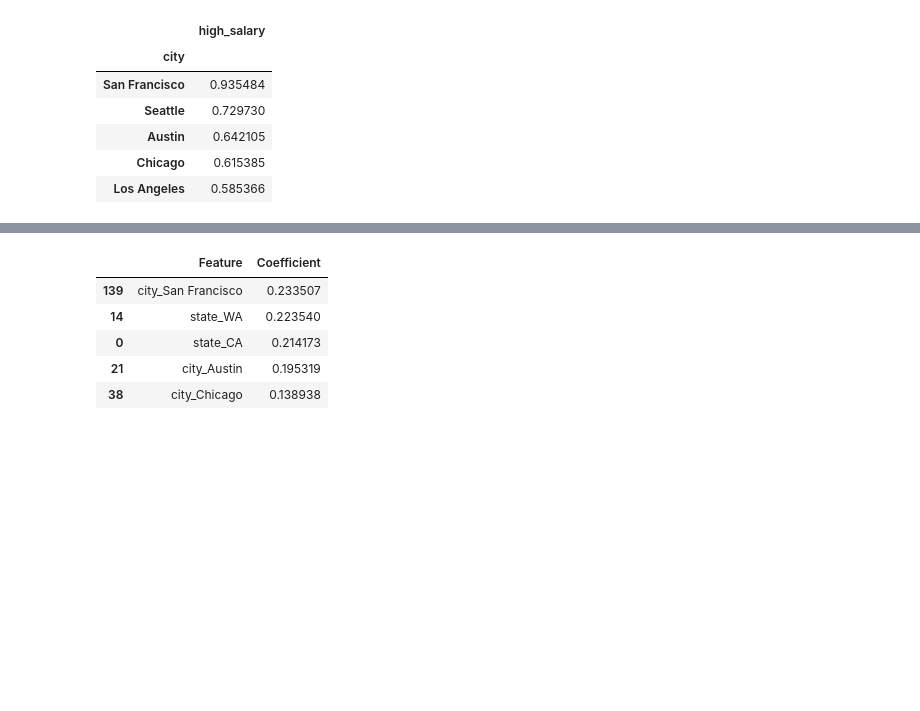
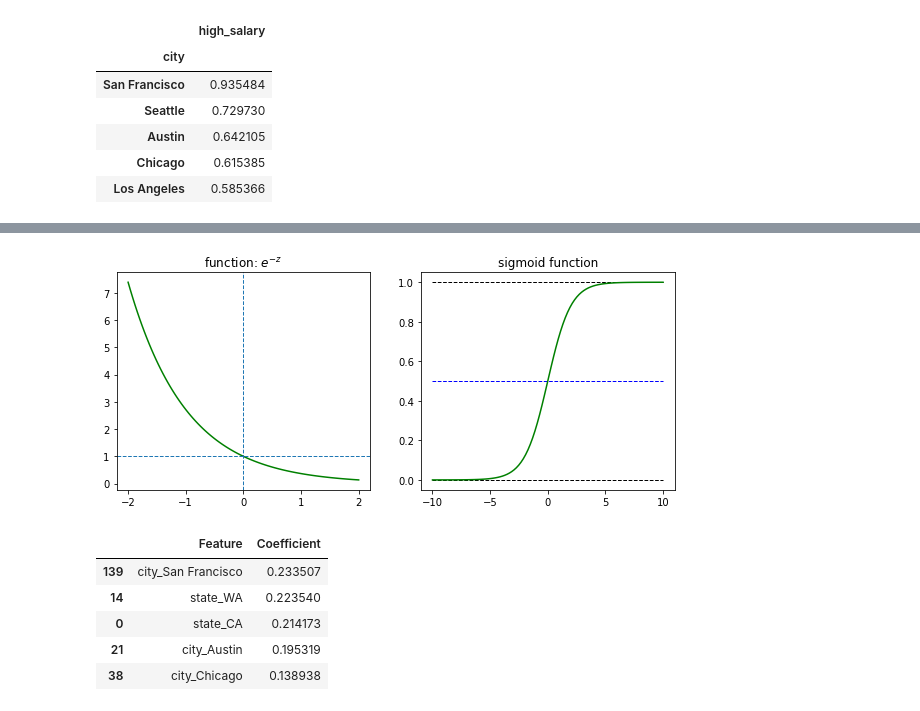
Before and after one commit to androi7/ds-mini-projects, a Jupyter notebook: WebScraping/Salary.ipynb, the cells around one changed output, grey strips where cells are left out. Cells and saved outputs as stored; diff of their text form; code cells hidden in the pictures; blank space fills up the shorter version.

```diff
--- a/WebScraping/Salary.ipynb
+++ b/WebScraping/Salary.ipynb
@@ -1407,3 +1411,22 @@ then is the probability to predict class 1 by 50% if the sum of all coefficients
+# %%
+x = np.linspace(-2, 2, 100)
+plt.figure(figsize=(10, 4))
+plt.subplot(121)
+plt.plot(x, np.exp(-x), c='g')
+plt.axvline(0, lw=1, ls='--')
+plt.axhline(1, lw=1, ls='--')
+plt.title(r'function: $e^{-z}$')
+plt.subplot(122)
+x = np.linspace(-10, 10, 100)
+y = 1/(1 + np.exp(-x))
+plt.plot(x, y, c='g')
+plt.hlines(1, -10, 10, lw=1, ls='--')
+plt.hlines(0.5, -10, 10, lw=1, ls='--', colors='b')
+plt.hlines(0, -10, 10, lw=1, ls='--')
+plt.title('sigmoid function')
+plt.show()
+# %% [output]
+[figure, added]
 # %%
 # LogisticRegression
 cols = pipe.named_steps['prep_dum'].get_feature_names()
```
Also changed, not shown: parts of 19 cells of this notebook.
